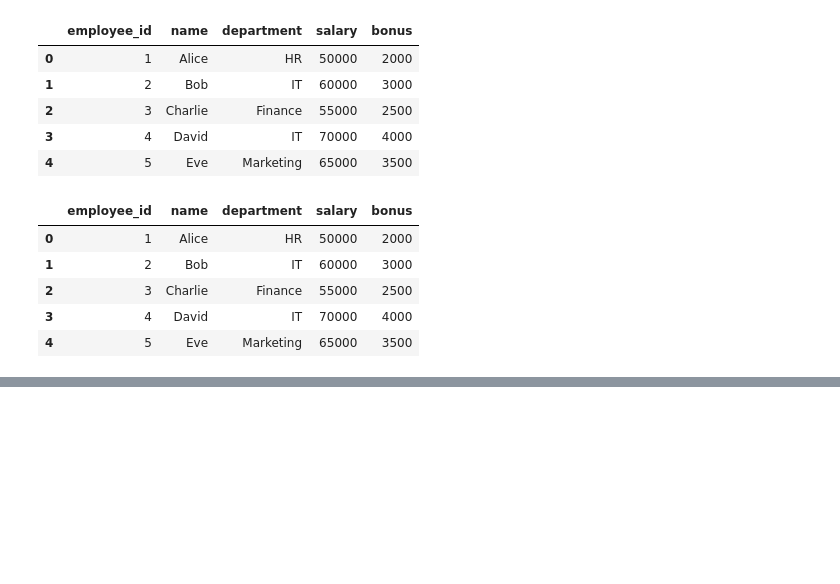
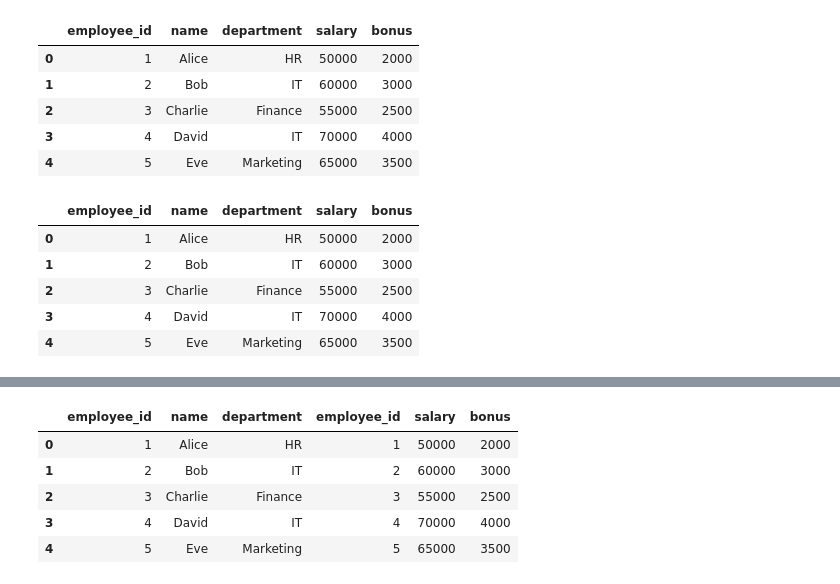
Before and after one commit to SystemByZ/ostad-data-science-course, a Jupyter notebook: module-06/merging_joining_concatination.ipynb, the cells around one changed output, grey strips where cells are left out. Cells and saved outputs as stored; diff of their text form; code cells hidden in the pictures; blank space fills up the shorter version.

```diff
--- a/module-06/merging_joining_concatination.ipynb
+++ b/module-06/merging_joining_concatination.ipynb
@@ -76,0 +91,9 @@ pd.merge(employees, salaries, on = "employee_id", how = "right")
+# %%
+pd.concat([employees, salaries], axis = 1)
+# %% [output]
+|  | employee_id | name | department | employee_id | salary | bonus |
+| 0 | 1 | Alice | HR | 1 | 50000 | 2000 |
+| 1 | 2 | Bob | IT | 2 | 60000 | 3000 |
+| 2 | 3 | Charlie | Finance | 3 | 55000 | 2500 |
+| 3 | 4 | David | IT | 4 | 70000 | 4000 |
+| 4 | 5 | Eve | Marketing | 5 | 65000 | 3500 |
```
Also changed, not shown: parts of 12 cells of this notebook.
